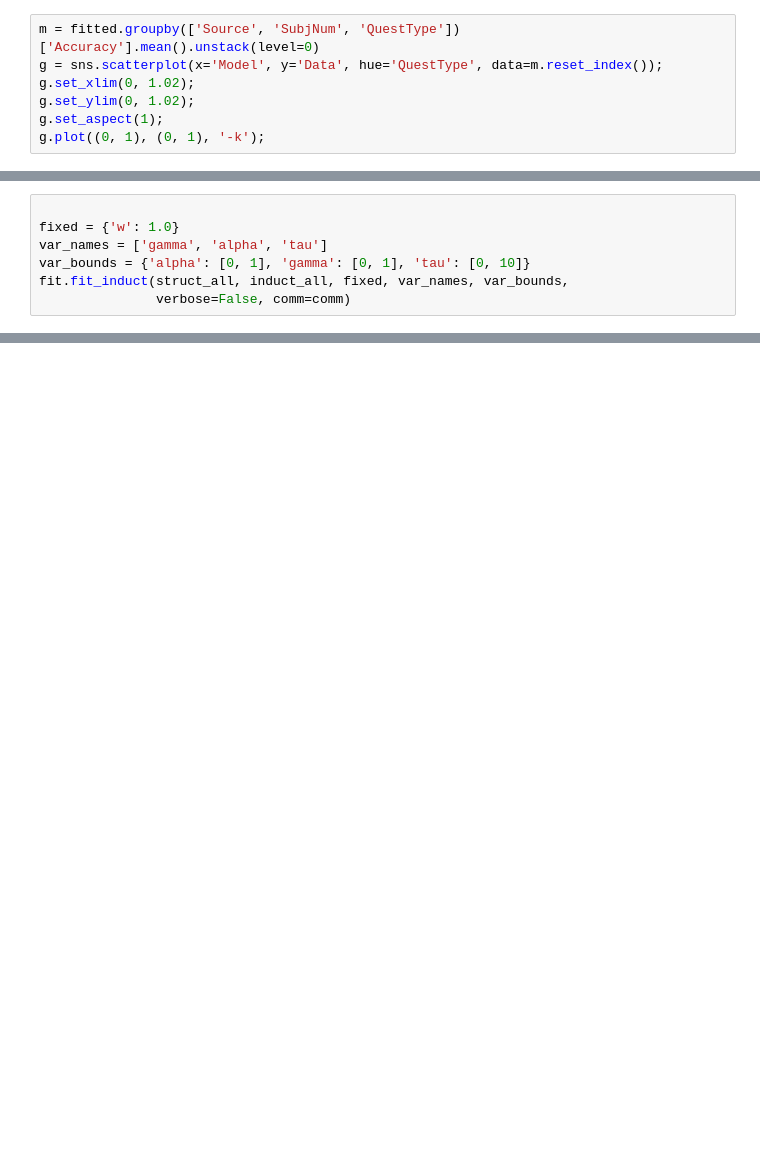
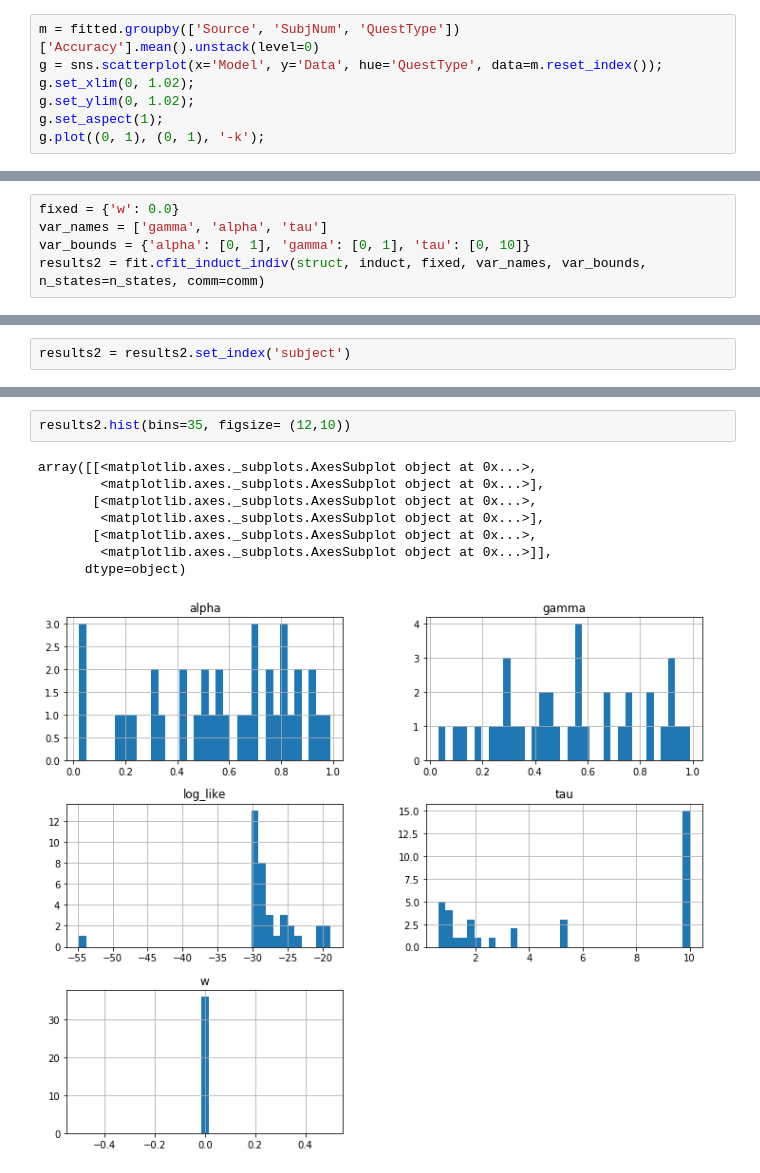
Before and after one commit to prestonlab/tesser_successor, a Jupyter notebook: group_test.ipynb, the cells around one changed output, grey strips where cells are left out. Saved outputs shown, nothing was run; the diff lists cells and outputs as text; blank space fills up the shorter version.

```diff
--- a/group_test.ipynb
+++ b/group_test.ipynb
@@ -133,8 +182,6 @@ g.plot((0, 1), (0, 1), '-k');
 # %%
-
-fixed = {'w': 1.0}
+fixed = {'w': 0.0}
 var_names = ['gamma', 'alpha', 'tau']
 var_bounds = {'alpha': [0, 1], 'gamma': [0, 1], 'tau': [0, 10]}
-fit.fit_induct(struct_all, induct_all, fixed, var_names, var_bounds,
-               verbose=False, comm=comm)
+results2 = fit.cfit_induct_indiv(struct, induct, fixed, var_names, var_bounds, n_states=n_states, comm=comm)
 # %% [output]
@@ -209,2 +205,4 @@ from tesser import fit
+# %%
+results2 = results2.set_index('subject')
 # %%
 res_list = []
@@ -258,0 +287,11 @@ g.set(ylim=(0, 1.02));
+# %%
+results2.hist(bins=35, figsize= (12,10))
+# %% [output]
+array([[<matplotlib.axes._subplots.AxesSubplot object at 0x...>,
+        <matplotlib.axes._subplots.AxesSubplot object at 0x...>],
+       [<matplotlib.axes._subplots.AxesSubplot object at 0x...>,
+        <matplotlib.axes._subplots.AxesSubplot object at 0x...>],
+       [<matplotlib.axes._subplots.AxesSubplot object at 0x...>,
+        <matplotlib.axes._subplots.AxesSubplot object at 0x...>]],
+      dtype=object)
+[figure, added]
```
Also changed, not shown: parts of 65 cells of this notebook, 16 other files.
